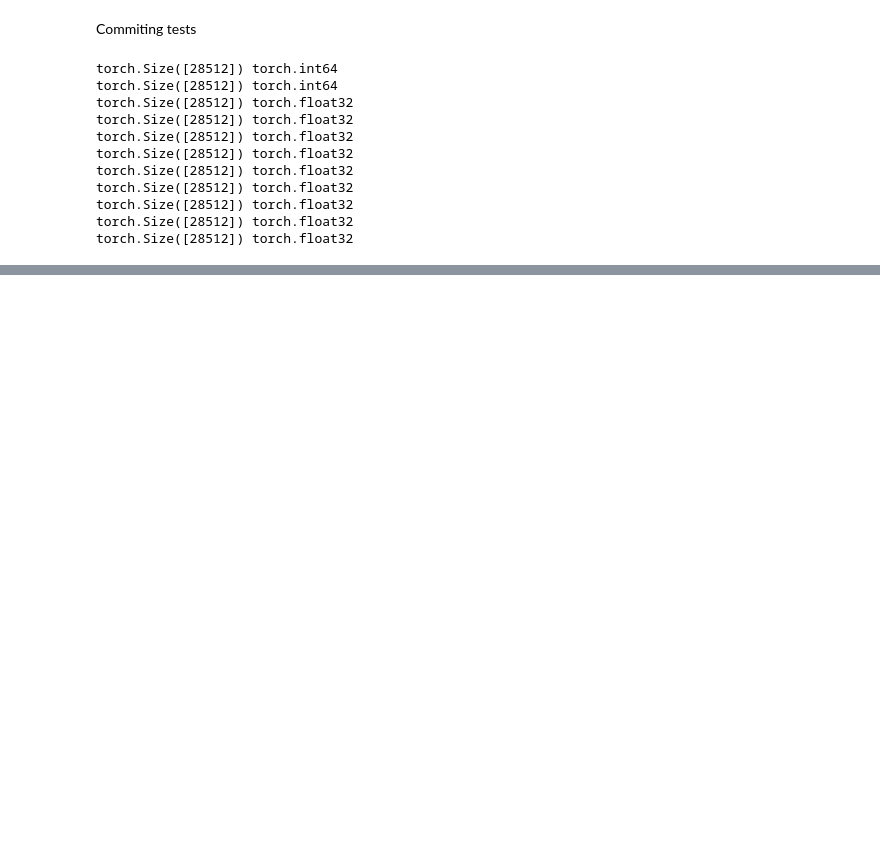
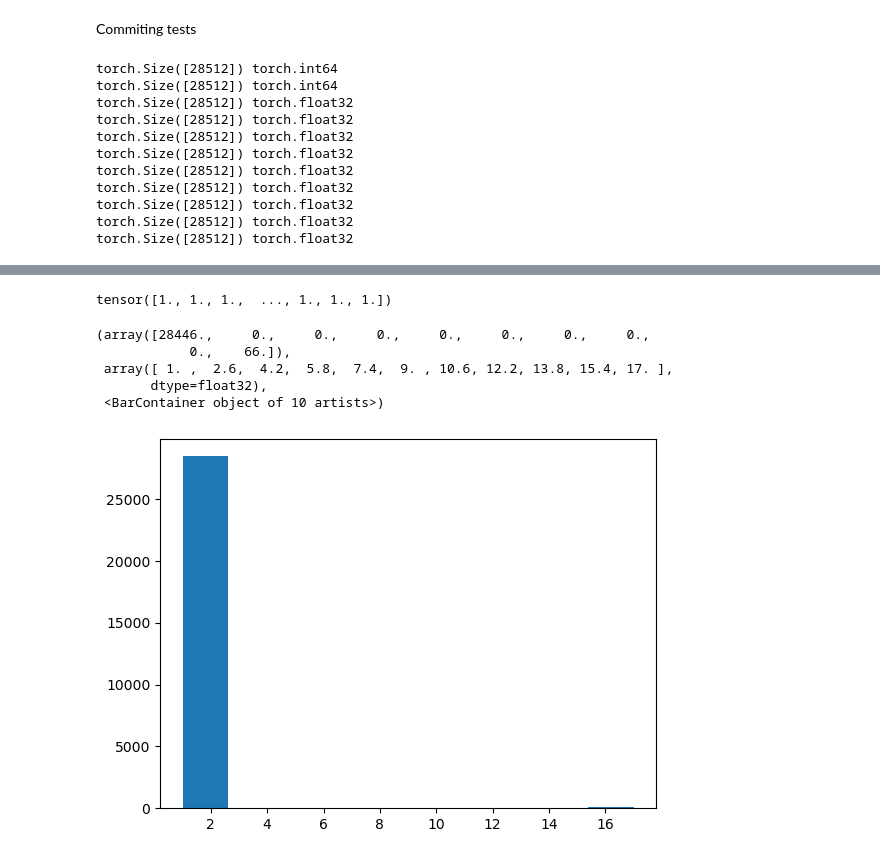
Before and after one commit to RinatKurmaev/Store-Sales---Time-Series-Forecasting, a Jupyter notebook: Time Series Forecasting.ipynb, the cells around one changed output, grey strips where cells are left out. Cells and saved outputs as stored; diff of their text form; code cells hidden in the pictures; blank space fills up the shorter version.

```diff
--- a/Time Series Forecasting.ipynb
+++ b/Time Series Forecasting.ipynb
@@ -833 +863,14 @@ all_predictions
  ...]
+# %%
+test_event_description
+# %% [output]
+tensor([1., 1., 1.,  ..., 1., 1., 1.])
+# %%
+plt.hist(test_event_description.numpy())
+# %% [output]
+(array([28446.,     0.,     0.,     0.,     0.,     0.,     0.,     0.,
+            0.,    66.]),
+ array([ 1. ,  2.6,  4.2,  5.8,  7.4,  9. , 10.6, 12.2, 13.8, 15.4, 17. ],
+       dtype=float32),
+ <BarContainer object of 10 artists>)
+[figure, added]
```
Also changed, not shown: parts of 21 cells of this notebook.
